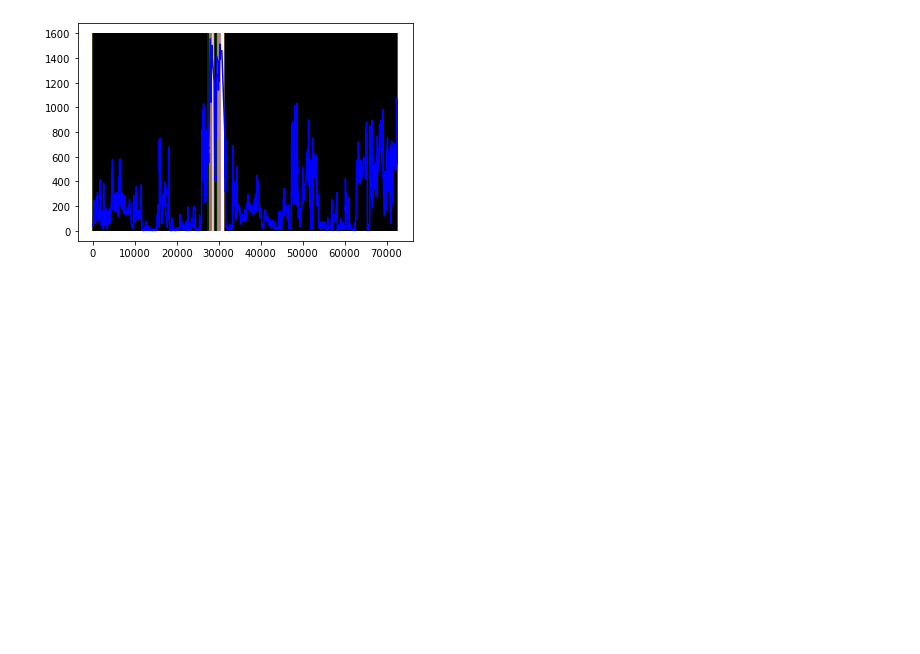
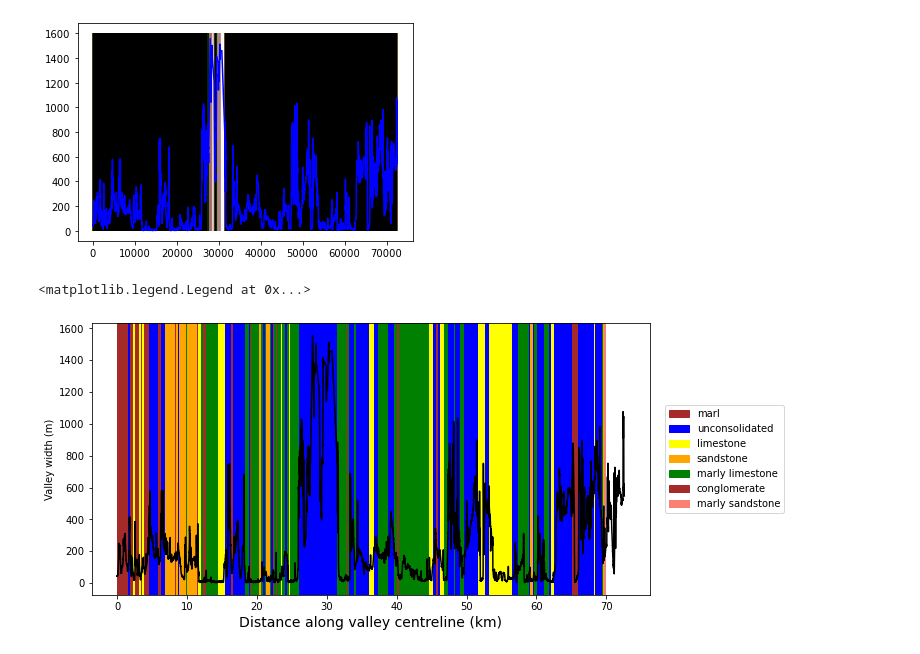
Before and after one commit to LSDtopotools/lsdtt_notebooks, a Jupyter notebook: lsdviztools/valley_analysis/plot-valley-analysis-4.ipynb, the cells around one changed output. Cells and saved outputs as stored; diff of their text form; code cells hidden in the pictures; blank space fills up the shorter version.

Commit message:
adding plotting of lithology contacts

```diff
--- a/lsdviztools/valley_analysis/plot-valley-analysis-4.ipynb
+++ b/lsdviztools/valley_analysis/plot-valley-analysis-4.ipynb
@@ -324,3 +332,54 @@ for i, lith in enumerate(litho):
     plt.vlines(lithologies['centreline'], ymin=0, ymax=1600, colors=colours[i], alpha=0.5, zorder=1, linewidth=0.01)
 # %% [output]
 [figure]
+# %%
+# IN PROGRESS: plot the lithology using the contacts rather than just a bar for each point
+# bin the lithology data by the fault distance
+these_liths = list(lithologies['LITHOLOGY'])
+these_dists = list(lithologies['centreline']/1000)
+
+# get the indices where the lithology changes
+change_idx = np.where(np.roll(these_liths,1)!=these_liths)[0]
+change_dists = lithologies['centreline'].iloc[change_idx]
+unique_liths = list(litho)
+
+# define the colours for each lithology
+# ['M' 'U' 'LS' 'SS' 'MLS' 'C' 'MSS']
+colours = ['brown', 'blue', 'yellow', 'orange', 'green','brown','salmon']
+labels = {'M': 'marl', 'U':'unconsolidated', 'LS':'limestone', 'SS':'sandstone', 'MLS':'marly limestone', 'C':'conglomerate', 'MSS':'marly sandstone'}
+
+# figure size
+plt.figure(figsize=(10,5))
+
+# loop through each index where it changes and plot the vspan
+for j, idx in enumerate(change_idx):
+    if j == 0:
+        min_dist = 0
+    else:
+        min_dist = these_dists[change_idx[j-1]]
+    max_dist = these_dists[idx]
+    # lithology of this bar
+    # get the index of this lithology code
+    lith_code = these_liths[change_idx[j-1]]
+    this_idx = unique_liths.index(lith_code)
+    #print(this_idx)
+    # now add the bar
+    plt.axvspan(min_dist, max_dist, color=colours[this_idx], alpha=1)
+
+# now plot the valley widths
+plt.plot(lithologies['centreline']/1000, lithologies['total_vall'], c='k', zorder=2)
+
+# axis labels
+plt.xlabel('Distance along valley centreline (km)', fontsize=14)
+plt.ylabel('Valley width (m)')
+
+# legend
+
+handles = []
+for i, l in enumerate(labels):
+    handles.append(mpatches.Patch(color=colours[i], label=labels[l], alpha=1))
+
+plt.legend(handles=handles, loc='center right', bbox_to_anchor=(1.25, 0.5))
+# %% [output]
+<matplotlib.legend.Legend at 0x...>
+[figure, added]
```
Also changed, not shown: parts of 13 cells of this notebook, 1 other file.
